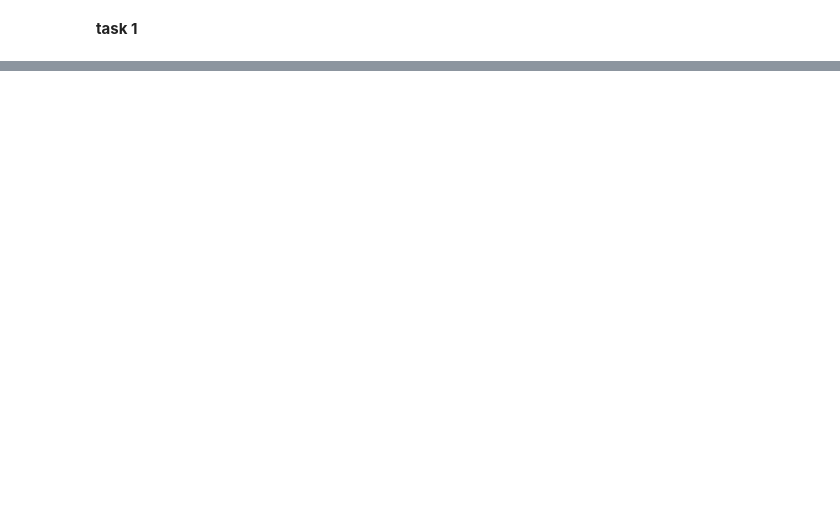
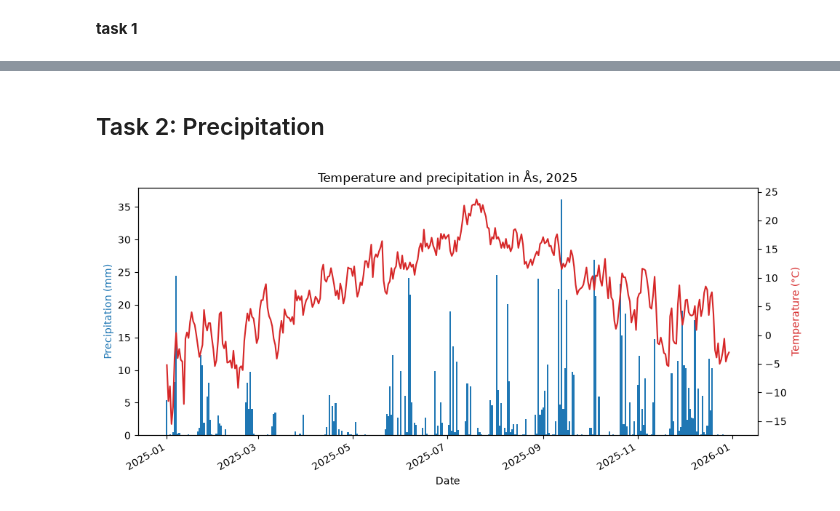
Before and after one commit to jacob-welch905/Inf-201-deliverable1, a Jupyter notebook: deliverable_1.ipynb, the cells around one changed output, grey strips where cells are left out. Saved outputs shown, nothing was run; the diff lists cells and outputs as text; code cells hidden in the pictures; blank space fills up the shorter version.

Commit message:
Add tasks 2-5

```diff
--- a/deliverable_1.ipynb
+++ b/deliverable_1.ipynb
@@ -88,0 +73,2 @@ Name: value, dtype: float64
+# %% [markdown]
+## Task 2: Precipitation
@@ -88,0 +96,27 @@ Name: value, dtype: float64
+# %%
+import matplotlib.pyplot as plt
+
+# Daily precipitation in Ås for 2025 (sum over 24 hours)
+prec_2025 = get_daily_values('SN17850', 'sum(precipitation_amount P1D)', '2025-01-01/2025-12-31')
+
+# Temperature again, with the same function: one value per day.
+# (We fetch it here so we don't change the Task 1 cells.)
+temp_2025 = get_daily_values('SN17850', 'mean(air_temperature P1D)', '2025-01-01/2025-12-31')
+
+fig, ax1 = plt.subplots(figsize=(11, 5))
+
+# Precipitation as bars on the left y-axis
+ax1.bar(prec_2025.index, prec_2025['value'], color='tab:blue', width=1.0)
+ax1.set_xlabel('Date')
+ax1.set_ylabel('Precipitation (mm)', color='tab:blue')
+
+# Temperature as a line on a second y-axis on the right
+ax2 = ax1.twinx()
+ax2.plot(temp_2025.index, temp_2025['value'], color='tab:red')
+ax2.set_ylabel('Temperature (°C)', color='tab:red')
+
+ax1.set_title('Temperature and precipitation in Ås, 2025')
+fig.autofmt_xdate()   # tilted the dates so they don't overlap
+plt.show()
+# %% [output]
+[figure, added]
```
Also changed, not shown: parts of 11 cells of this notebook, 2 other files.
